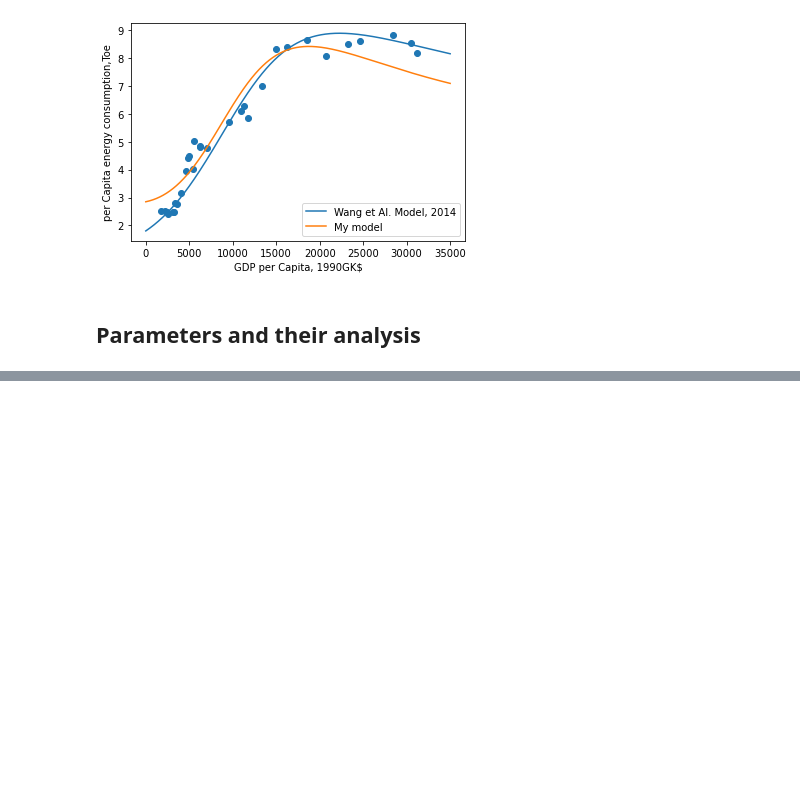
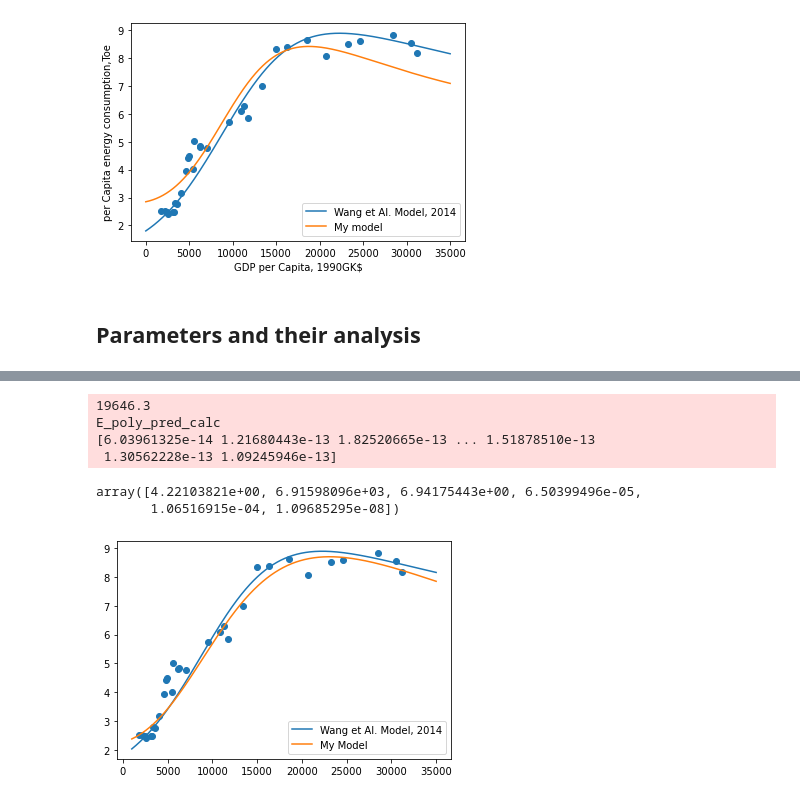
Before and after one commit to leatrin/EnergyLimits, a Jupyter notebook: Codes/S-curve-USA - cleanv.ipynb, the cells around one changed output, grey strips where cells are left out. Saved outputs shown, nothing was run; the diff lists cells and outputs as text; code cells hidden in the pictures; blank space fills up the shorter version.

Commit message:
Before forcing E_i value

```diff
--- a/Codes/S-curve-USA - cleanv.ipynb
+++ b/Codes/S-curve-USA - cleanv.ipynb
@@ -172,0 +215,50 @@ Text(0, 0.5, 'per Capita energy consumption,Toe')
+# %%
+from scipy.optimize import curve_fit
+from scipy.odr import ODR, Model, Data, RealData
+
+def s_model(x, E_i, G_i, A, a1, a2, a3):
+    return E_i+ A*(pd.np.exp(a1*(x-G_i)) - pd.np.exp(-a3*(x-G_i)))/(pd.np.cosh(a2*(x-G_i)))
+
+def s_curve_fitting(f_model, xdata, ydata, Dy,  bounds = [0, 35000]):
+    params = remarking_points(xdata, ydata, deg=6, step = 0.1)
+    G_i, E_i= params['inflexion']
+    A= params['A']
+    a1 = params['alpha_1'][0]
+    a2 = params['alpha_2'][0]
+    a3 = params['alpha_3'][0]
+    p0 = (E_i, G_i, A, a1, a2, a3)
+
+
+    popt, pcov = curve_fit(
+        f = f_model,       # model function
+        xdata=xdata,   # x data
+        ydata=ydata,   # y data
+        p0=p0,      # initial value of the parameters
+        bounds = [0, 35000],
+        sigma=Dy
+    )
+    return popt
+
+PEC = USA['TotPEC(QuadrillionBTU)']*(2.518272*10**4)
+GDP = USA['GDP(1990GK$)']*1000
+pop = USA['Pop(000)']
+G= GDP/pop
+E= PEC/pop
+# %%
+Dy = [np.random.normal(0.3, 0.2) for i in range(len(G))]
+
+popt = s_curve_fitting(s_model, G, E, Dy)
+E_iopt, G_iopt, Aopt, a1opt, a2opt, a3opt = popt
+plt.plot(np.arange(1000, 35000), [wang(G) for G in np.arange(1000, 35000)], label = 'Wang et Al. Model, 2014')
+plt.plot(np.arange(1000, 35000), s_model(np.arange(1000, 35000), E_iopt, G_iopt, Aopt, a1opt, a2opt, a3opt),label='My Model')
+plt.scatter(G,E)
+plt.legend()
+popt
+# %% [output]
+19646.3
+E_poly_pred_calc
+[6.03961325e-14 1.21680443e-13 1.82520665e-13 ... 1.51878510e-13
+ 1.30562228e-13 1.09245946e-13]
+array([4.22103821e+00, 6.91598096e+03, 6.94175443e+00, 6.50399496e-05,
+       1.06516915e-04, 1.09685295e-08])
+[figure, added]
```
Also changed, not shown: parts of 9 cells of this notebook, 6 other files.
